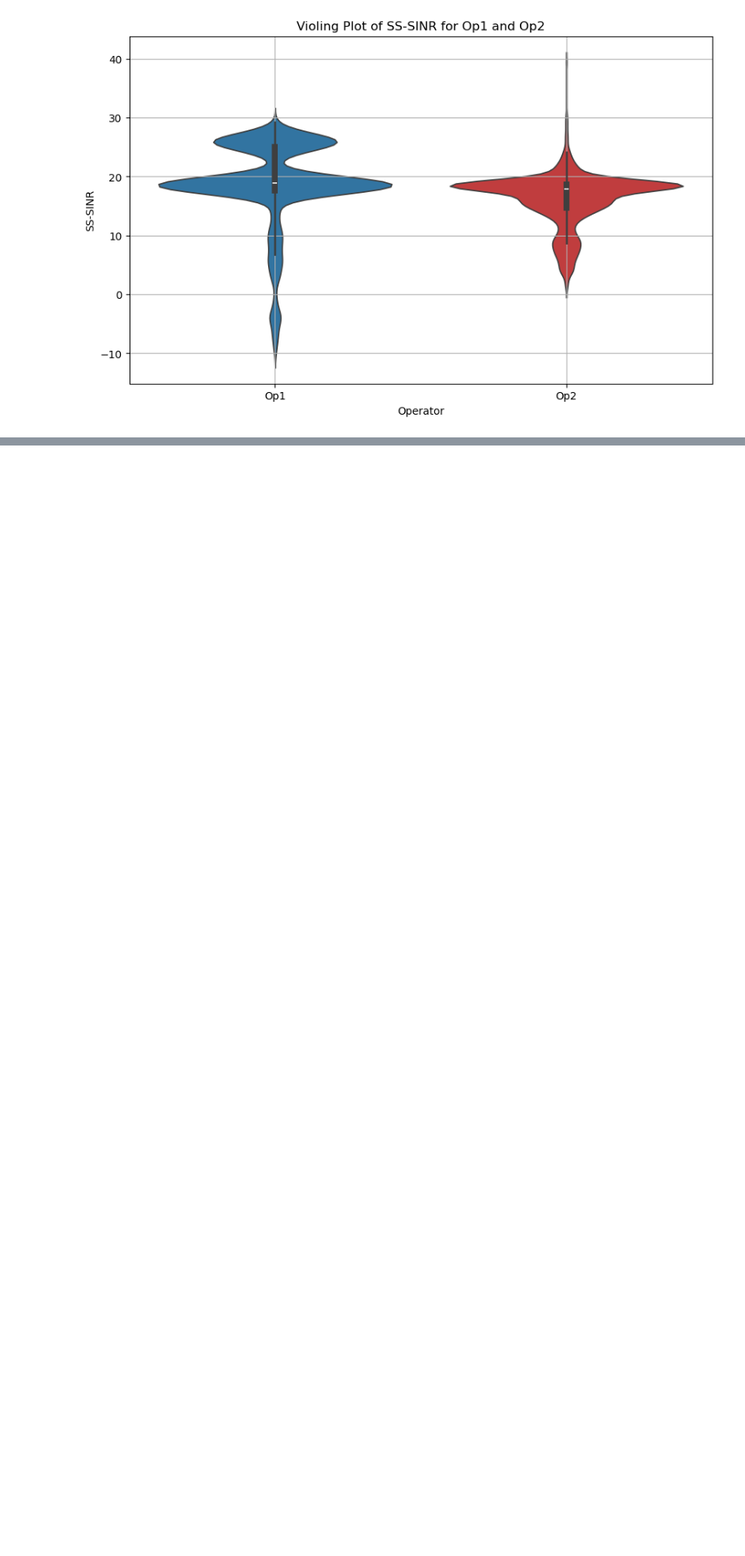
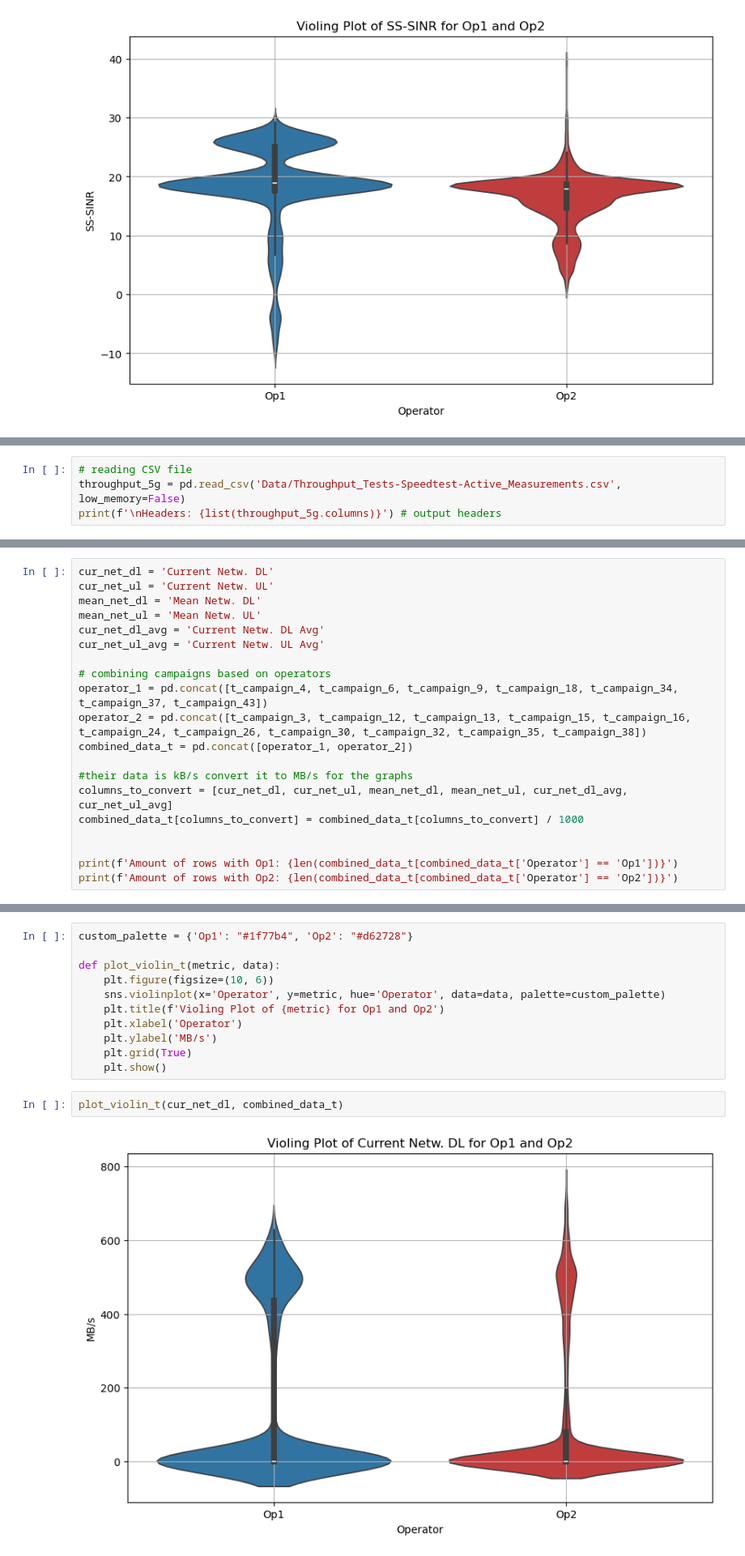
Before and after one commit to carolinevannebo/Remote-Education, a Jupyter notebook: IN5060_Caro.ipynb, the cells around one changed output, grey strips where cells are left out. Shown: that part at 81% size. Drawn from its saved outputs; the diff is of its cells as text; blank space fills up the shorter version.

Commit message:
updated violin plots - now also throughput

```diff
--- a/IN5060_Caro.ipynb
+++ b/IN5060_Caro.ipynb
@@ -168,0 +173,4 @@ Amount of rows with Op2: 3549
+# %%
+# reading CSV file
+throughput_5g = pd.read_csv('Data/Throughput_Tests-Speedtest-Active_Measurements.csv', low_memory=False)
+print(f'\nHeaders: {list(throughput_5g.columns)}') # output headers
@@ -168,0 +266,20 @@ Amount of rows with Op2: 3549
+# %%
+cur_net_dl = 'Current Netw. DL'
+cur_net_ul = 'Current Netw. UL'
+mean_net_dl = 'Mean Netw. DL'
+mean_net_ul = 'Mean Netw. UL'
+cur_net_dl_avg = 'Current Netw. DL Avg'
+cur_net_ul_avg = 'Current Netw. UL Avg'
+
+# combining campaigns based on operators
+operator_1 = pd.concat([t_campaign_4, t_campaign_6, t_campaign_9, t_campaign_18, t_campaign_34, t_campaign_37, t_campaign_43])
+operator_2 = pd.concat([t_campaign_3, t_campaign_12, t_campaign_13, t_campaign_15, t_campaign_16, t_campaign_24, t_campaign_26, t_campaign_30, t_campaign_32, t_campaign_35, t_campaign_38])
+combined_data_t = pd.concat([operator_1, operator_2])
+
+#their data is kB/s convert it to MB/s for the graphs
+columns_to_convert = [cur_net_dl, cur_net_ul, mean_net_dl, mean_net_ul, cur_net_dl_avg, cur_net_ul_avg]
+combined_data_t[columns_to_convert] = combined_data_t[columns_to_convert] / 1000
+
+
+print(f'Amount of rows with Op1: {len(combined_data_t[combined_data_t['Operator'] == 'Op1'])}')
+print(f'Amount of rows with Op2: {len(combined_data_t[combined_data_t['Operator'] == 'Op2'])}')
@@ -168,0 +291,15 @@ Amount of rows with Op2: 3549
+# %%
+custom_palette = {'Op1': "#1f77b4", 'Op2': "#d62728"}
+
+def plot_violin_t(metric, data):
+    plt.figure(figsize=(10, 6))
+    sns.violinplot(x='Operator', y=metric, hue='Operator', data=data, palette=custom_palette)
+    plt.title(f'Violing Plot of {metric} for Op1 and Op2')
+    plt.xlabel('Operator')
+    plt.ylabel('MB/s')
+    plt.grid(True)
+    plt.show()
+# %%
+plot_violin_t(cur_net_dl, combined_data_t)
+# %% [output]
+[figure, added]
```
Also changed, not shown: parts of 14 cells of this notebook.
